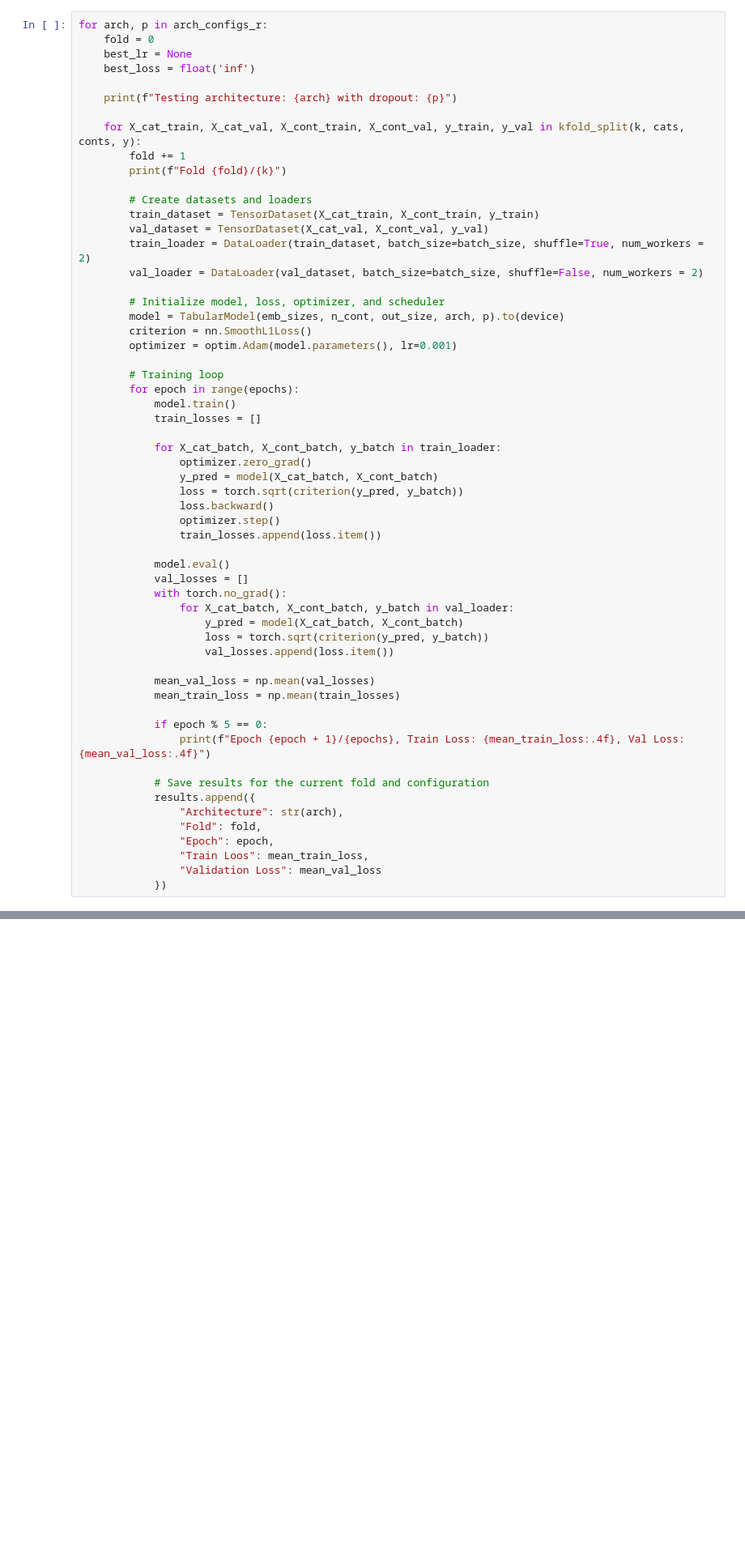
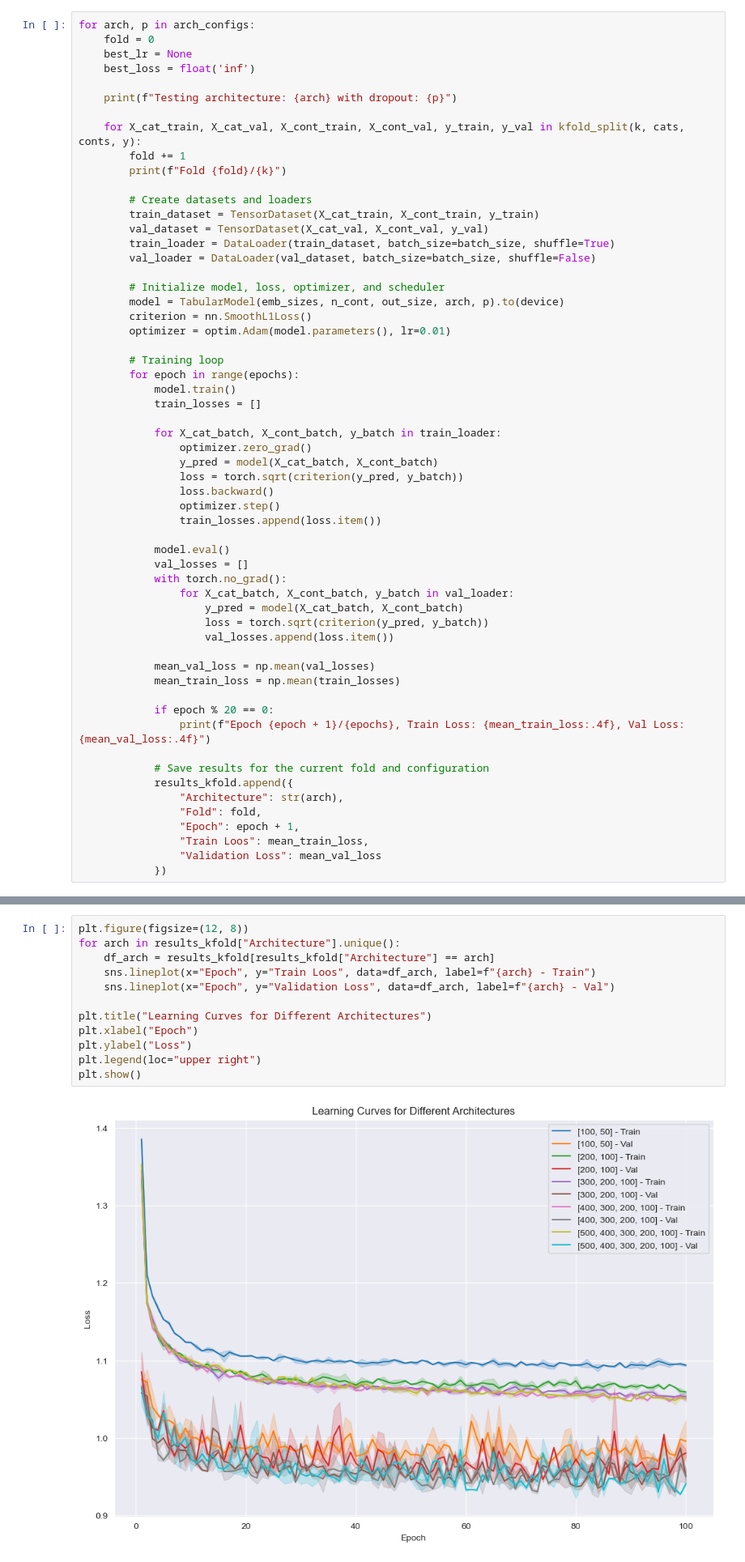
Before and after one commit to omar11205/torchDeepLearning, a Jupyter notebook: ANN/19_torch_taxi_fares_p2.ipynb, the cells around one changed output, grey strips where cells are left out. Shown at 81% size. Saved outputs shown, nothing was run; the diff lists cells and outputs as text; blank space fills up the shorter version.

```diff
--- a/ANN/19_torch_taxi_fares_p2.ipynb
+++ b/ANN/19_torch_taxi_fares_p2.ipynb
@@ -192,5 +188,5 @@ k = 4
 # %%
-for arch, p in arch_configs_r:
+for arch, p in arch_configs:
     fold = 0
     best_lr = None
     best_loss = float('inf')
@@ -204,13 +200,13 @@ for arch, p in arch_configs_r:
         # Create datasets and loaders
         train_dataset = TensorDataset(X_cat_train, X_cont_train, y_train)
         val_dataset = TensorDataset(X_cat_val, X_cont_val, y_val)
-        train_loader = DataLoader(train_dataset, batch_size=batch_size, shuffle=True, num_workers = 2)
-        val_loader = DataLoader(val_dataset, batch_size=batch_size, shuffle=False, num_workers = 2)
+        train_loader = DataLoader(train_dataset, batch_size=batch_size, shuffle=True)
+        val_loader = DataLoader(val_dataset, batch_size=batch_size, shuffle=False)
 
         # Initialize model, loss, optimizer, and scheduler
         model = TabularModel(emb_sizes, n_cont, out_size, arch, p).to(device)
         criterion = nn.SmoothL1Loss()
-        optimizer = optim.Adam(model.parameters(), lr=0.001)
+        optimizer = optim.Adam(model.parameters(), lr=0.01)
 
         # Training loop
         for epoch in range(epochs):
@@ -236,14 +232,14 @@ for arch, p in arch_configs_r:
             mean_val_loss = np.mean(val_losses)
             mean_train_loss = np.mean(train_losses)
 
-            if epoch % 5 == 0:
+            if epoch % 20 == 0:
                 print(f"Epoch {epoch + 1}/{epochs}, Train Loss: {mean_train_loss:.4f}, Val Loss: {mean_val_loss:.4f}")
 
             # Save results for the current fold and configuration
-            results.append({
+            results_kfold.append({
                 "Architecture": str(arch),
                 "Fold": fold,
-                "Epoch": epoch,
+                "Epoch": epoch + 1,
                 "Train Loos": mean_train_loss,
                 "Validation Loss": mean_val_loss
             })
@@ -322,0 +285,14 @@ plt.show()
+# %%
+plt.figure(figsize=(12, 8))
+for arch in results_kfold["Architecture"].unique():
+    df_arch = results_kfold[results_kfold["Architecture"] == arch]
+    sns.lineplot(x="Epoch", y="Train Loos", data=df_arch, label=f"{arch} - Train")
+    sns.lineplot(x="Epoch", y="Validation Loss", data=df_arch, label=f"{arch} - Val")
+
+plt.title("Learning Curves for Different Architectures")
+plt.xlabel("Epoch")
+plt.ylabel("Loss")
+plt.legend(loc="upper right")
+plt.show()
+# %% [output]
+[figure, added]
```
Also changed, not shown: parts of 14 cells of this notebook, 6 other files.
